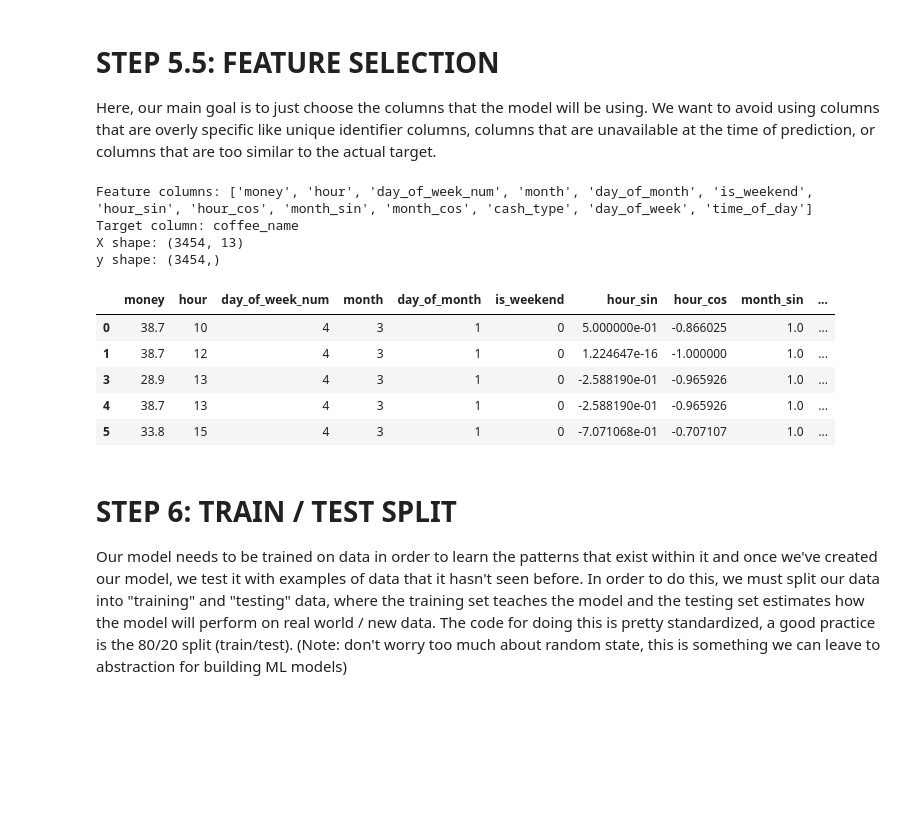
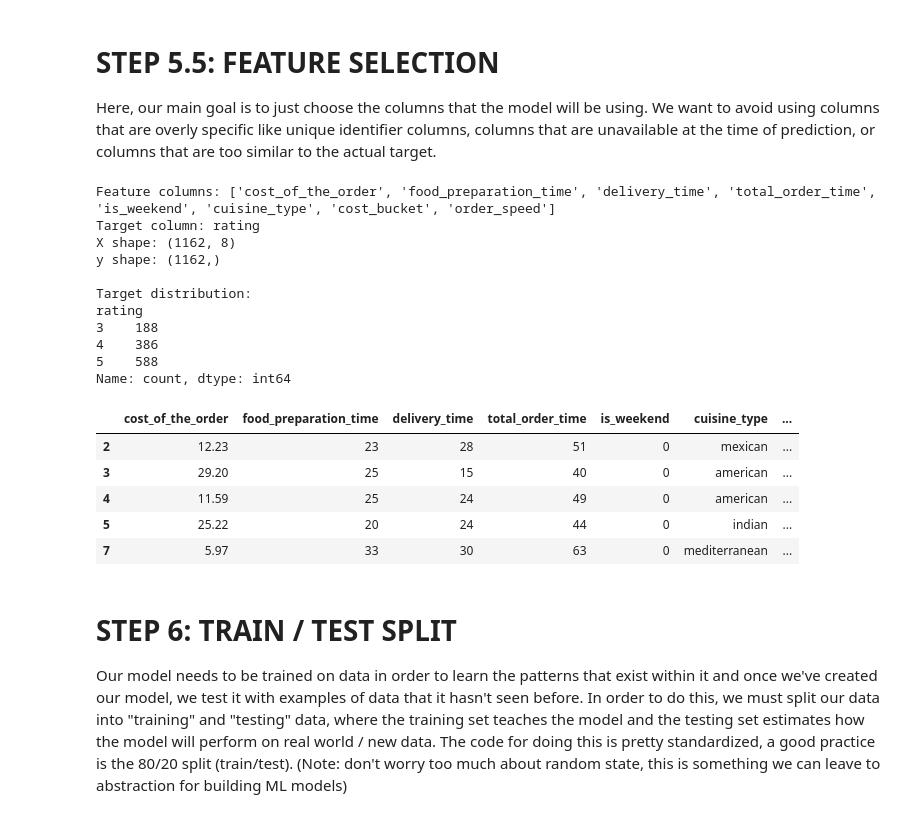
Before and after one commit to aarushnarayanan/Aarush_Narayanan_DSML_primer, a Jupyter notebook: TCG_ML_PRIMER.ipynb, the cells around one changed output. Saved outputs shown, nothing was run; the diff lists cells and outputs as text; code cells hidden in the pictures; blank space fills up the shorter version.

```diff
--- a/TCG_ML_PRIMER.ipynb
+++ b/TCG_ML_PRIMER.ipynb
@@ -513,7 +516,7 @@ Cleaned shape:  (3454, 6)
 # %%
-#for our columns with strings as values, make sure the format is standardized (ie latte vs Latte --> standardize those)
-for col in ['cash_type', 'coffee_name']:
+#for our columns with strings as values, make sure the format is standardized (for this dataset everything should be in lowercase)
+for col in ['cuisine_type', 'restaurant_name', 'day_of_the_week']:
     cleaned_df[col] = cleaned_df[col].astype(str).str.strip().str.lower()
 
-cleaned_df[['cash_type', 'coffee_name']].head()
+cleaned_df[['cuisine_type', 'day_of_the_week']].head()
 # %% [output]
@@ -580,47 +634,53 @@ plt.show()
 # STEP 5.5: FEATURE SELECTION
 Here, our main goal is to just choose the columns that the model will be using. We want to avoid using columns that are overly specific like unique identifier columns, columns that are unavailable at the time of prediction, or columns that are too similar to the actual target.
 # %%
+target_col = 'rating'
+
 numeric_features = [
-    "money",
-    "hour",
-    "day_of_week_num",
-    "month",
-    "day_of_month",
-    "is_weekend",
-    "hour_sin",
-    "hour_cos",
-    "month_sin",
-    "month_cos"
+    'cost_of_the_order',
+    'food_preparation_time',
+    'delivery_time',
+    'total_order_time',
+    'is_weekend'
 ]
 
 categorical_features = [
-    "cash_type",
-    "day_of_week",
-    "time_of_day"
+    'cuisine_type',
+    'cost_bucket',
+    'order_speed'
 ]
 
 features = numeric_features + categorical_features
 
 X = model_df[features]
 y = model_df[target_col]
 
 print("Feature columns:", features)
 print("Target column:", target_col)
 print("X shape:", X.shape)
 print("y shape:", y.shape)
+print("\nTarget distribution:")
+print(y.value_counts().sort_index())
 
 X.head()
 # %% [output]
-Feature columns: ['money', 'hour', 'day_of_week_num', 'month', 'day_of_month', 'is_weekend', 'hour_sin', 'hour_cos', 'month_sin', 'month_cos', 'cash_type', 'day_of_week', 'time_of_day']
-Target column: coffee_name
-X shape: (3454, 13)
-y shape: (3454,)
+Feature columns: ['cost_of_the_order', 'food_preparation_time', 'delivery_time', 'total_order_time', 'is_weekend', 'cuisine_type', 'cost_bucket', 'order_speed']
+Target column: rating
+X shape: (1162, 8)
+y shape: (1162,)
+
+Target distribution:
+rating
+3    188
+4    386
+5    588
+Name: count, dtype: int64
-|  | money | hour | day_of_week_num | month | day_of_month | is_weekend | hour_sin | hour_cos | month_sin | ... |
-| 0 | 38.7 | 10 | 4 | 3 | 1 | 0 | 5.000000e-01 | -0.866025 | 1.0 | ... |
-| 1 | 38.7 | 12 | 4 | 3 | 1 | 0 | 1.224647e-16 | -1.000000 | 1.0 | ... |
-| 3 | 28.9 | 13 | 4 | 3 | 1 | 0 | -2.588190e-01 | -0.965926 | 1.0 | ... |
-| 4 | 38.7 | 13 | 4 | 3 | 1 | 0 | -2.588190e-01 | -0.965926 | 1.0 | ... |
-| 5 | 33.8 | 15 | 4 | 3 | 1 | 0 | -7.071068e-01 | -0.707107 | 1.0 | ... |
+|  | cost_of_the_order | food_preparation_time | delivery_time | total_order_time | is_weekend | cuisine_type | ... |
+| 2 | 12.23 | 23 | 28 | 51 | 0 | mexican | ... |
+| 3 | 29.20 | 25 | 15 | 40 | 0 | american | ... |
+| 4 | 11.59 | 25 | 24 | 49 | 0 | american | ... |
+| 5 | 25.22 | 20 | 24 | 44 | 0 | indian | ... |
+| 7 | 5.97 | 33 | 30 | 63 | 0 | mediterranean | ... |
 # %% [markdown]
 # STEP 6: TRAIN / TEST SPLIT
 Our model needs to be trained on data in order to learn the patterns that exist within it and once we've created our model, we test it with examples of data that it hasn't seen before. In order to do this, we must split our data into "training" and "testing" data, where the training set teaches the model and the testing set estimates how the model will perform on real world / new data. The code for doing this is pretty standardized, a good practice is the 80/20 split (train/test). (Note: don't worry too much about random state, this is something we can leave to abstraction for building ML models)
```
Also changed, not shown: parts of 22 cells of this notebook.
